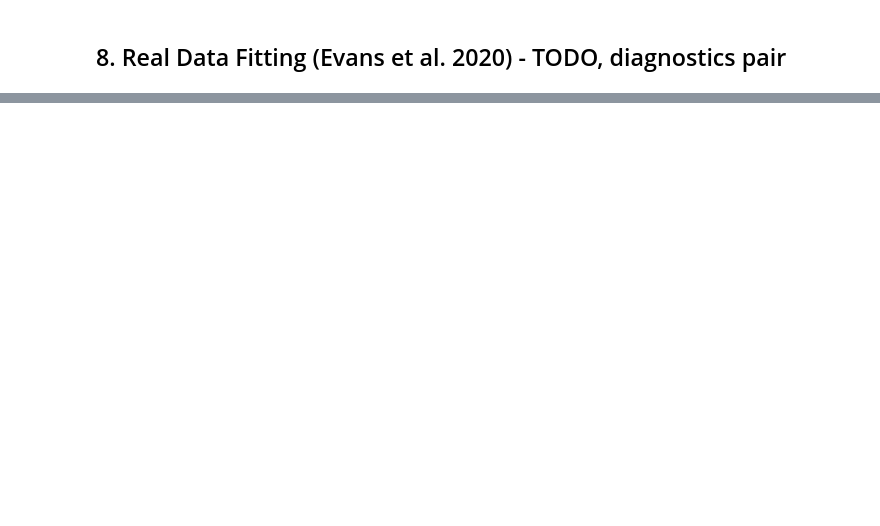
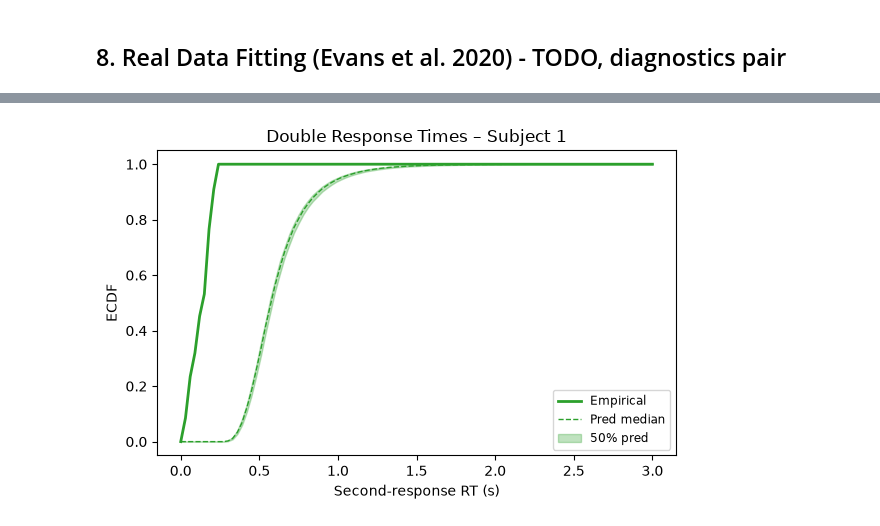
Before and after one commit to avi-0106/double-response-sbi_group17, a Jupyter notebook: notebooks/final/full_project.ipynb, the cells around one changed output, grey strips where cells are left out. Saved outputs shown, nothing was run; the diff lists cells and outputs as text; code cells hidden in the pictures; blank space fills up the shorter version.

```diff
--- a/notebooks/final/full_project.ipynb
+++ b/notebooks/final/full_project.ipynb
@@ -288,0 +673,83 @@ plt.show()
+# %%
+import matplotlib.pyplot as plt
+
+def ecdf_grid_double_response(second_response_time, double_flag, t_grid):
+    """
+    ECDF of second‐response times only over trials where DoubleResp==True.
+    Returns P(second_response_time <= t | DoubleResp=True) on the t_grid.
+    """
+    mask     = double_flag.astype(bool)
+    n_double = mask.sum()
+    if n_double == 0:
+        return np.zeros_like(t_grid)
+    ecdf = np.zeros(len(t_grid))
+    for i, t in enumerate(t_grid):
+        ecdf[i] = np.sum(second_response_time[mask] <= t) / n_double
+    return ecdf
+
+print("\n" + "="*50)
+print("DOUBLE RESPONSE ANALYSIS")
+print("="*50)
+
+# iterate over each subject
+for subject_id, grp_df in df_small_rdm.groupby("Sub", sort=False):
+    n_trials = grp_df.shape[0]
+
+    # build conditions dict with correct shapes/dtypes
+    cond = {
+        "first_response_time":      grp_df["first_response_time"].to_numpy().reshape(1, -1, 1).astype(np.float32),
+        "correct":    grp_df["correct"].astype(bool).to_numpy().reshape(1, -1, 1).astype(np.float32),
+        "double_flag": grp_df["double_flag"].to_numpy().reshape(1, -1, 1).astype(np.float32),
+        "second_response_time":      grp_df["second_response_time"].to_numpy().reshape(1, -1, 1).astype(np.float32),
+        "n":          np.array([n_trials], dtype=np.int32)
+    }
+
+    # draw posterior samples under Variation 2 workflow
+    post = approximator.sample(conditions=cond, num_samples=500)
+    nu_draws     = post["nu"].squeeze()      # (500, 2)
+    alpha1_draws = post["alpha1"].squeeze()  # (500,)
+    tau_draws    = post["tau"].squeeze()     # (500,)
+
+    # empirical ECDF for Time2
+    t_grid_double = np.linspace(0, 3.0, 101)
+    e_ecdf_double = ecdf_grid_double_response(
+        second_response_time      = grp_df["second_response_time"].values,
+        double_flag = grp_df["double_flag"].values,
+        t_grid     = t_grid_double
+    )
+
+    # posterior‐predictive ECDFs for Time2
+    pp_ecdfs_double = np.zeros((500, len(t_grid_double)))
+    for i in range(500):
+        sim = simulate_dataset(
+            n       = n_trials,
+            nu      = nu_draws[i],
+            alpha1  = float(alpha1_draws[i]),
+            tau     = float(tau_draws[i])
+        )
+        pp_ecdfs_double[i] = ecdf_grid_double_response(
+            second_response_time     = sim["second_response_time"],
+            double_flag = sim["double_flag"],
+            t_grid     = t_grid_double
+        )
+
+    # compute 25/50/75% quantiles
+    q_low, q_med, q_high = np.quantile(pp_ecdfs_double,
+                                       [0.25, 0.5, 0.75],
+                                       axis=0)
+
+    # plot
+    plt.figure(figsize=(6, 4))
+    plt.plot(t_grid_double, e_ecdf_double,
+             color="C2", lw=2, label="Empirical")
+    plt.plot(t_grid_double, q_med,
+             color="C2", lw=1, ls="--", label="Pred median")
+    plt.fill_between(t_grid_double, q_low, q_high,
+                     color="C2", alpha=0.3, label="50% pred")
+    plt.xlabel("Second‐response RT (s)")
+    plt.ylabel("ECDF")
+    plt.title(f"Double Response Times – Subject {subject_id}")
+    plt.legend(fontsize="small")
+    plt.tight_layout()
+    plt.show()
+# %% [output]
@@ -288,0 +759 @@ plt.show()
+[figure, added]
```
Also changed, not shown: parts of 26 cells of this notebook, 1 other file.
